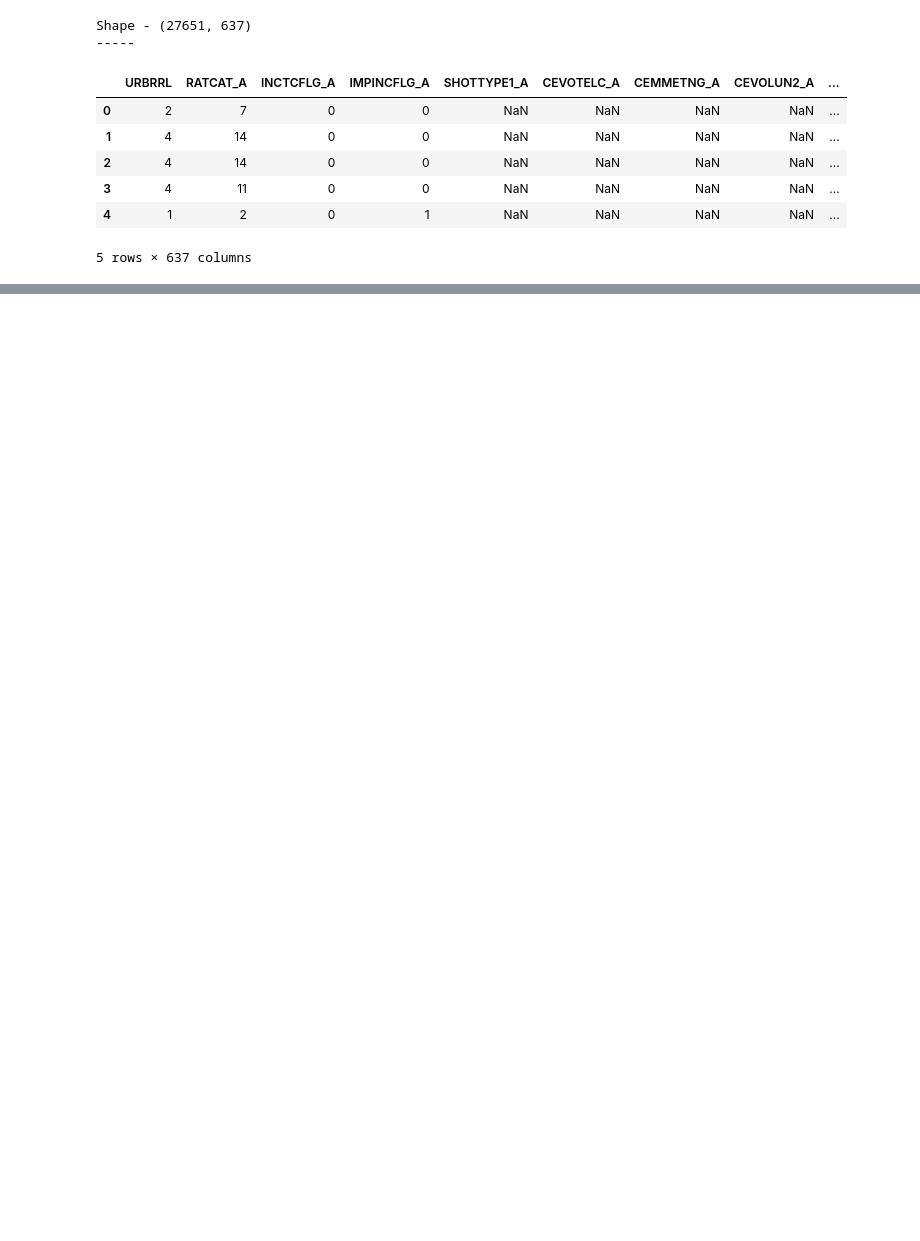
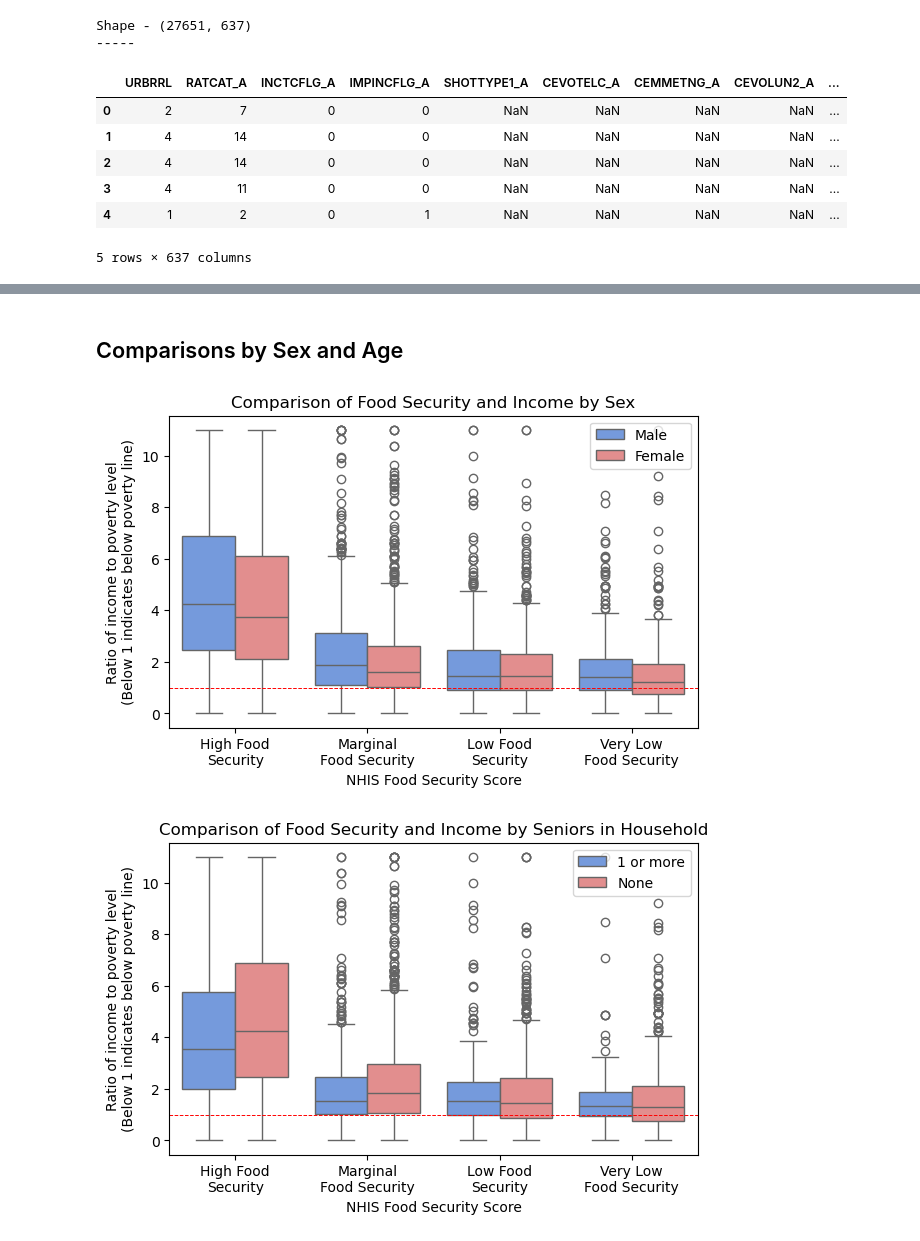
Before and after one commit to kac624/cuny, a Jupyter notebook: D608/story6_KeithC_script.ipynb, the cells around one changed output, grey strips where cells are left out. Drawn from its saved outputs; the diff is of its cells as text; code cells hidden in the pictures; blank space fills up the shorter version.

```diff
--- a/D608/story6_KeithC_script.ipynb
+++ b/D608/story6_KeithC_script.ipynb
@@ -80,0 +143,43 @@ BadZipFile: File is not a zip file
+# %% [markdown]
+## Comparisons by Sex and Age
+# %%
+fig, ax = plt.subplots(1, 1, figsize=(6, 4), sharey=True, layout='constrained')
+
+plot_df = nhis[(nhis['FDSCAT4_A'] <= 4) & (nhis['SEX_A'] <= 2)]
+plot_df.loc[:, 'SEX_A'] = plot_df['SEX_A'].map({1: 'Male', 2: 'Female'})
+sns.boxplot(x='FDSCAT4_A', y='POVRATTC_A', hue='SEX_A', data=plot_df, ax=ax, palette=['cornflowerblue', 'lightcoral'])
+
+locs = ax.get_xticks()
+ax.set_xticks(locs, [response_code_to_string['FDSCAT4_A'].get(int(loc+1), '') for loc in locs])
+
+ax.set_title('Comparison of Food Security and Income by Sex')
+ax.set_ylabel('Ratio of income to poverty level\n(Below 1 indicates below poverty line)')
+ax.set_xlabel('NHIS Food Security Score')
+
+ax.axhline(y=1, color='r', linestyle='--', linewidth=0.7)
+
+ax.legend(loc='upper right')
+
+plt.show()
+
+fig, ax = plt.subplots(1, 1, figsize=(6, 4), sharey=True, layout='constrained')
+
+plot_df = nhis[(nhis['FDSCAT4_A'] <= 4) & (nhis['OVER65FLG_A'] <= 2)]
+plot_df.loc[:, 'OVER65FLG_A'] = plot_df['OVER65FLG_A'].map({0: 'None', 1: '1 or more'})
+sns.boxplot(x='FDSCAT4_A', y='POVRATTC_A', hue='OVER65FLG_A', data=plot_df, ax=ax, palette=['cornflowerblue', 'lightcoral'])
+
+locs = ax.get_xticks()
+ax.set_xticks(locs, [response_code_to_string['FDSCAT4_A'].get(int(loc+1), '') for loc in locs])
+
+ax.set_title('Comparison of Food Security and Income by Seniors in Household')
+ax.set_ylabel('Ratio of income to poverty level\n(Below 1 indicates below poverty line)')
+ax.set_xlabel('NHIS Food Security Score')
+
+ax.axhline(y=1, color='r', linestyle='--', linewidth=0.7)
+
+ax.legend(loc='upper right')
+
+plt.show()
+# %% [output]
+[figure, added]
+[figure, added]
```
Also changed, not shown: parts of 11 cells of this notebook, 15 other files.
